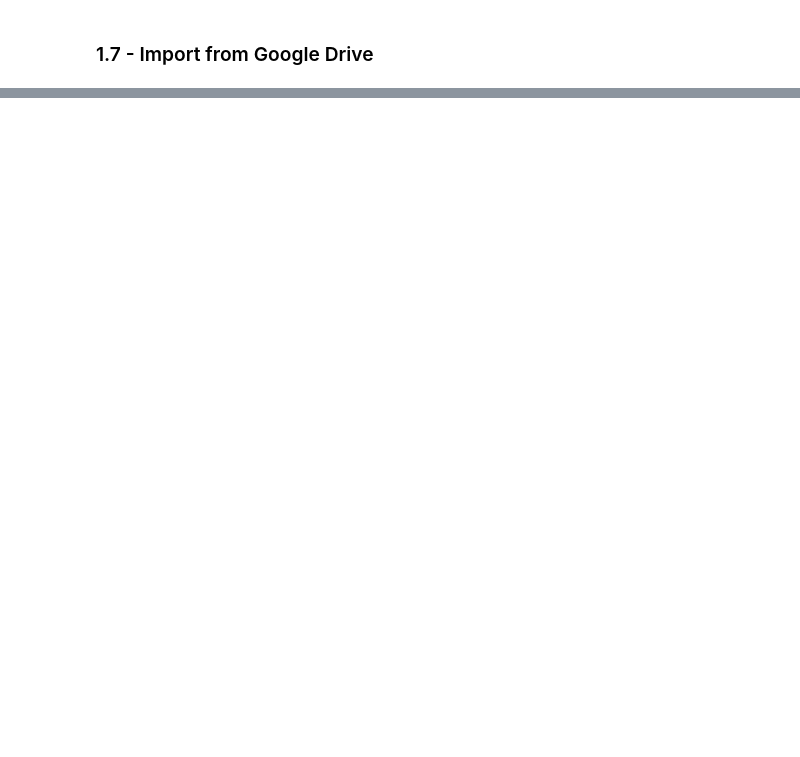
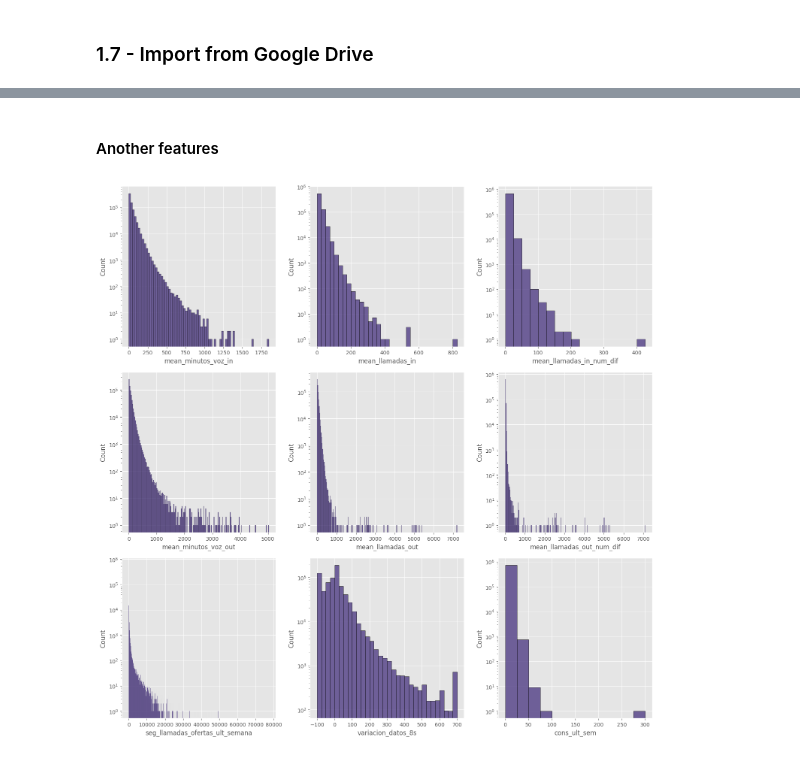
Before and after one commit to leandroaguazaco/data_science_portfolio, a Jupyter notebook: Projects/04-Churn_Telco_Analysis/04_Churn_Telco_Analysis_01_Preprocessing_EDA.ipynb, the cells around one changed output, grey strips where cells are left out. Saved outputs shown, nothing was run; the diff lists cells and outputs as text; code cells hidden in the pictures; blank space fills up the shorter version.

```diff
--- a/Projects/04-Churn_Telco_Analysis/04_Churn_Telco_Analysis_01_Preprocessing_EDA.ipynb
+++ b/Projects/04-Churn_Telco_Analysis/04_Churn_Telco_Analysis_01_Preprocessing_EDA.ipynb
@@ -423,0 +1106,22 @@ Datetime Features: 0
+# %% [markdown]
+#### Another features
+# %%
+%%time
+# Already plots features
+first_features = list(vari_features) + list(mean_perc_features) + list(count_features) + list(binary_features)
+
+last_features = churn_df.columns[~churn_df.columns.isin(first_features)]
+
+binary_features = ["contrafico", "continuidad_traf", "porc_descuento_activo", "prom_%_propia"]
+
+plot = distrib_plots_seaborn(churn_df.reset_index(drop = True).loc[:, last_features],
+                             # cat = 'banda',
+                             stat = "count",
+                             cols = 3,
+                             binwidth = 25,
+                             kde = False,
+                             y_logscale = True,
+                             figsize = (15, 15) # height and width
+)
+# %% [output]
+[figure, added]
```
Also changed, not shown: parts of 45 cells of this notebook.
